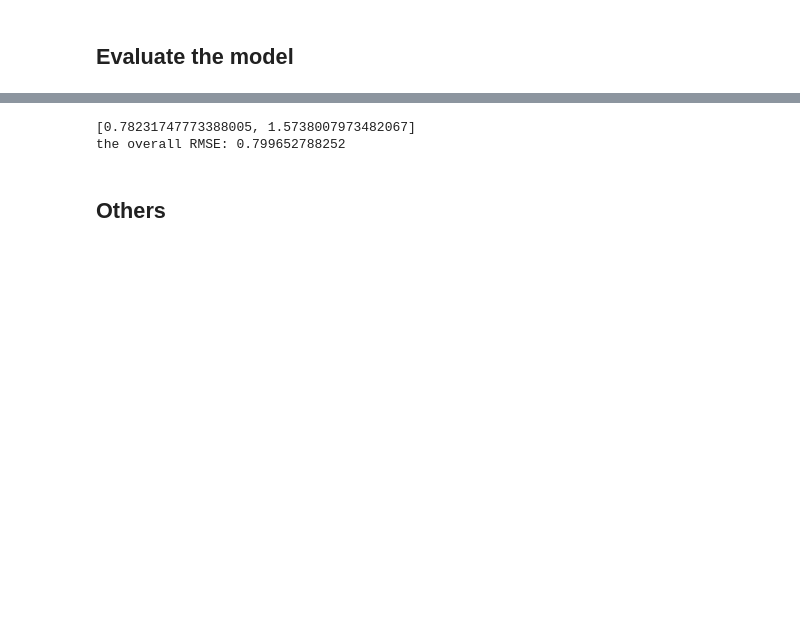
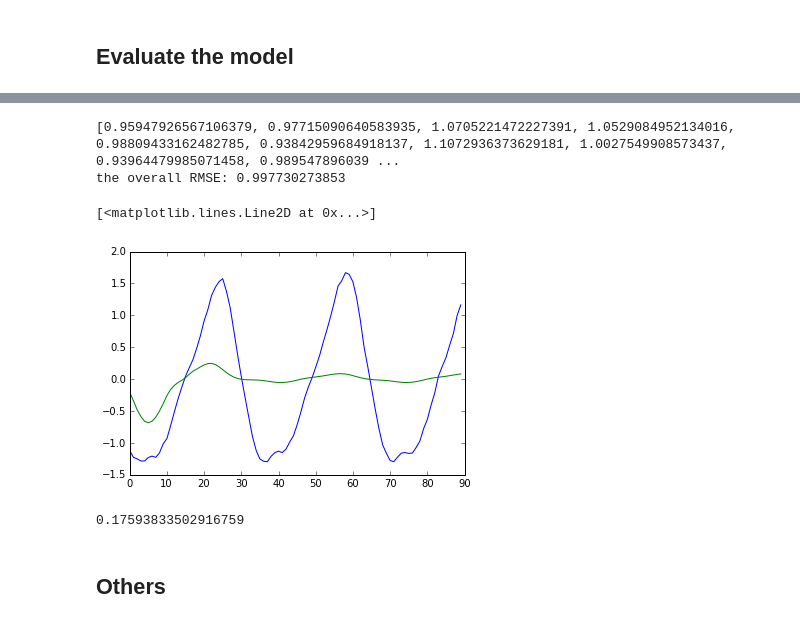
Before and after one commit to zhenwendai/RGP, a Jupyter notebook: examples/walk_run_2_zhenwen.ipynb, the cells around one changed output, grey strips where cells are left out. Cells and saved outputs as stored; diff of their text form; code cells hidden in the pictures; blank space fills up the shorter version.

```diff
--- a/examples/walk_run_2_zhenwen.ipynb
+++ b/examples/walk_run_2_zhenwen.ipynb
@@ -436,11 +489,30 @@ the overall RMSE: 0.818850743688
 # %%
 # Free-run on the test data
-pds = [m.freerun(U=data_in, m_match=False) for data_in in data_in_test_list]
+pds = [m.freerun(U=data_in, m_match=True).mean for data_in in data_in_test_list]
+
+# Unnormalize data and predictions
+#pds = [ p*data_out_std + data_out_mean for p in pds]
+#data_out_test_list_original = [ p*data_out_std + data_out_mean for p in data_in_test_list]
+#rmse = [comp_RMSE(pd[win_out:],gt[win_out+win_in:]) for pd, gt in zip(pds, data_out_test_list_original)]
+#rmse_all = comp_RMSE(np.vstack([pd[win_out:] for pd in pds]),np.vstack([gt[win_out+win_in:] for gt in data_out_test_list_original]))
 
 rmse = [comp_RMSE(pd[win_out:],gt[win_out+win_in:]) for pd, gt in zip(pds, data_out_test_list)]
 rmse_all = comp_RMSE(np.vstack([pd[win_out:] for pd in pds]),np.vstack([gt[win_out+win_in:] for gt in data_out_test_list]))
+
 print rmse
 print "the overall RMSE: "+str(rmse_all)
+# 0.53, total 0.55, 1 layer
+# 0.50, total 0.54, 2 layers
+# 0.48, total 0.50, 2 layers 200 inducing points
+# 0.48, total 0.49, 2 layers 200 inducing points
 # %% [output]
-[0.78231747773388005, 1.5738007973482067]
-the overall RMSE: 0.799652788252
+[0.95947926567106379, 0.97715090640583935, 1.0705221472227391, 1.0529084952134016, 0.98809433162482785, 0.93842959684918137, 1.1072936373629181, 1.0027549908573437, 0.93964479985071458, 0.989547896039 ...
+the overall RMSE: 0.997730273853
+# %%
+numTest = 0
+numOutput = 3
+plot(data_out_test_list[numTest][win_out:,numOutput])
+plot(pds[numTest][:,numOutput])
+# %% [output]
+[<matplotlib.lines.Line2D at 0x...>]
+[figure, added]
@@ -447,3 +521,7 @@ the overall RMSE: 0.799652788252
+# %%
+data_in_test_list[0].mean()
+# %% [output]
+0.17593833502916759
 # %% [markdown]
 ## Others
 # %%
```
Also changed, not shown: parts of 23 cells of this notebook.
